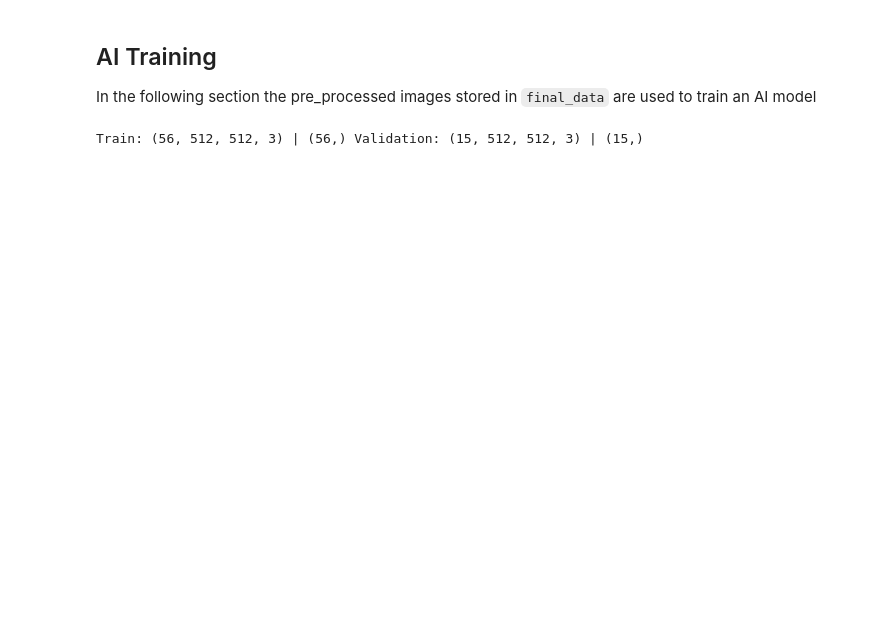
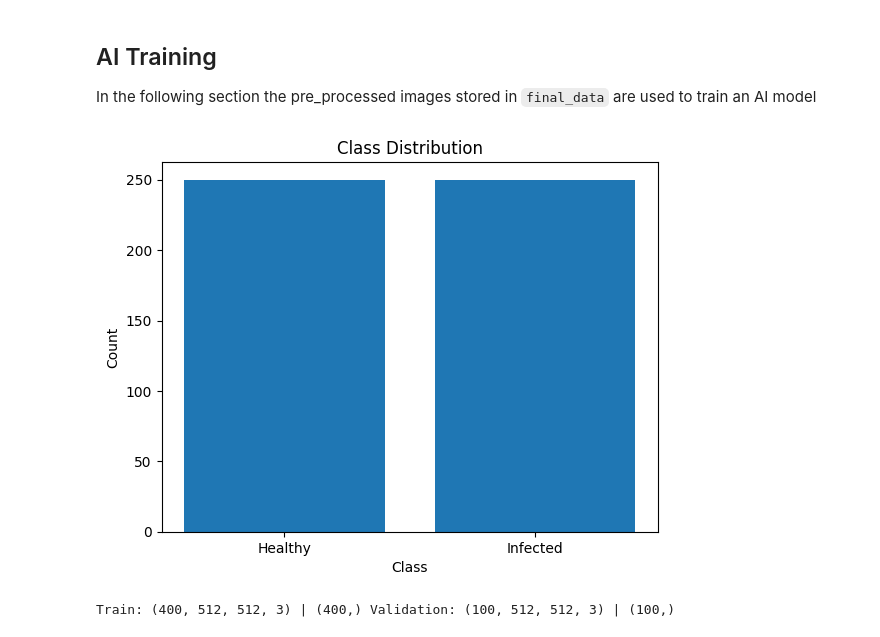
Before and after one commit to Niklas-Mezynski/fontys-cucumber-disease-ai-model, a Jupyter notebook: final_procedure_second_dataset.ipynb, the cells around one changed output. Cells and saved outputs as stored; diff of their text form; code cells hidden in the pictures; blank space fills up the shorter version.

Commit message:
Second dataset full procedure

```diff
--- a/final_procedure_second_dataset.ipynb
+++ b/final_procedure_second_dataset.ipynb
@@ -372,0 +429,20 @@ In the following section the pre_processed images stored in `final_data` are use
+# %%
+from sklearn.model_selection import train_test_split
+
+counts = np.bincount(labels)
+
+# Create labels for the classes
+classes = ['Healthy', 'Infected']
+
+# Plot the bar chart
+plt.bar(classes, counts)
+
+# Set the title and labels
+plt.title('Class Distribution')
+plt.xlabel('Class')
+plt.ylabel('Count')
+
+# Show the plot
+plt.show()
+# %% [output]
+[figure, added]
@@ -373,17 +453,10 @@ In the following section the pre_processed images stored in `final_data` are use
 # %%
-from sklearn.model_selection import train_test_split
-
-num_classes = 2
-num_epochs = 8
-batch_size = 32
-input_shape = (final_data.shape[1], final_data.shape[2], final_data.shape[3])
-
-# Split data into training and validation data
+# Split the dataset and normalize the pixel values to be in the range [0, 1]
 x_train, x_valid, y_train, y_valid = train_test_split(
-    final_data, labels, test_size=0.2, shuffle=True)
+    final_data.astype('float32') / 255.0, labels, test_size=0.2, shuffle=True, random_state=187)
 
 print(f'Train: {x_train.shape} | {y_train.shape} Validation: {x_valid.shape} | {y_valid.shape}')
 # %% [output]
-Train: (56, 512, 512, 3) | (56,) Validation: (15, 512, 512, 3) | (15,)
+Train: (400, 512, 512, 3) | (400,) Validation: (100, 512, 512, 3) | (100,)
 # %%
 # Model using VGG16 and data segmentation
```
Also changed, not shown: parts of 15 cells of this notebook, 2 other files.
